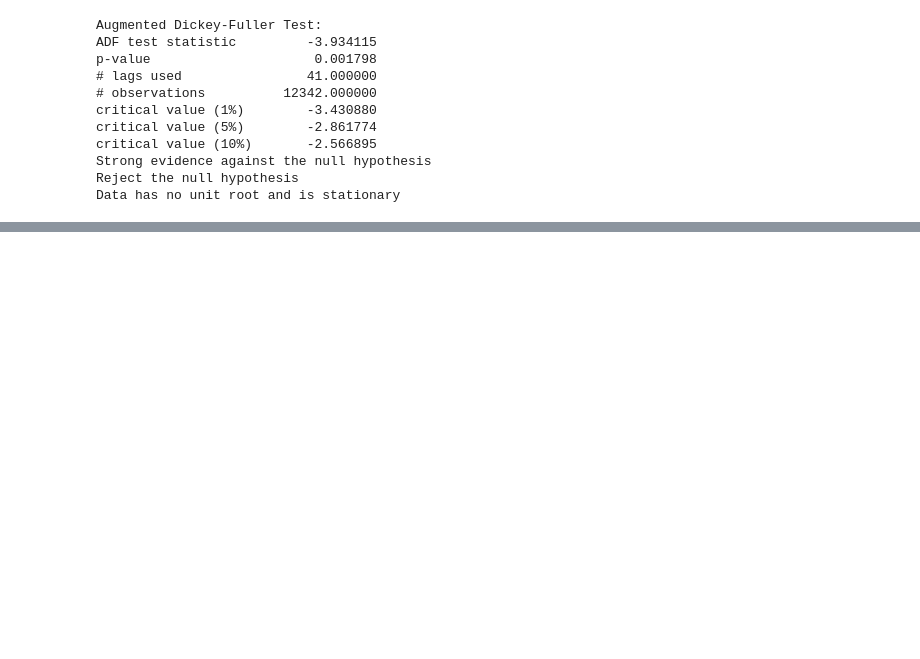
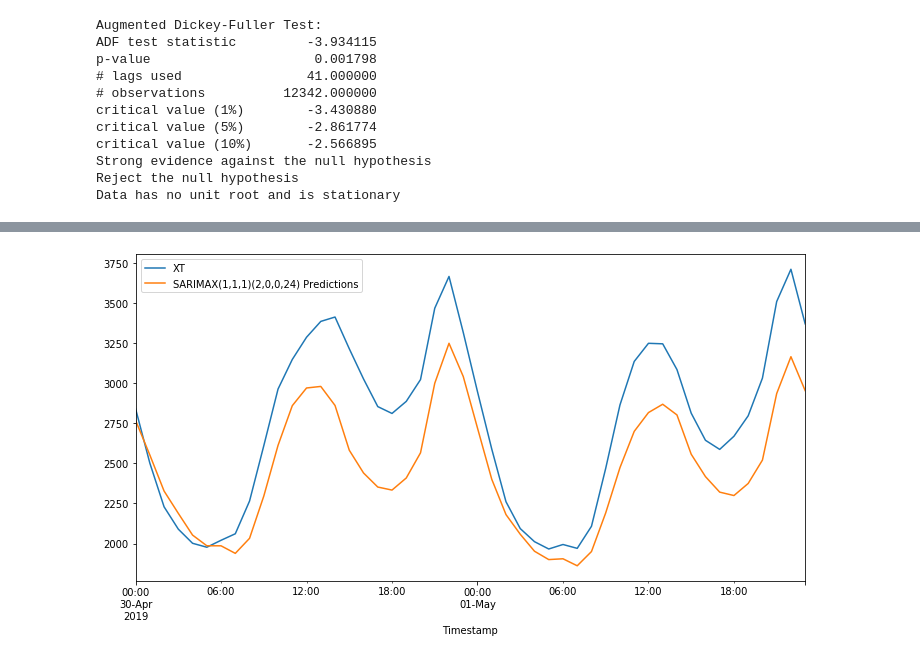
Before and after one commit to Darzan21/Electric-Load-Forecasting, a Jupyter notebook: LoadForecastingTest.ipynb, the cells around one changed output, grey strips where cells are left out. Saved outputs shown, nothing was run; the diff lists cells and outputs as text; code cells hidden in the pictures; blank space fills up the shorter version.

```diff
--- a/LoadForecastingTest.ipynb
+++ b/LoadForecastingTest.ipynb
@@ -486,0 +517,9 @@ ax.autoscale(axis='x',tight=True)
+# %%
+#run model - old
+model = SARIMAX(train['XT'],
+                exog=train[['Holiday']],
+                order=(1,1,1),
+                seasonal_order=(2,0,0,24),
+                enforce_invertibility=False)
+results = model.fit()
+results.summary()
@@ -486,0 +548,15 @@ ax.autoscale(axis='x',tight=True)
+# %%
+# Obtain predicted values
+start=len(train)
+end=len(train)+len(test)-1
+exog_forecast = test[['Holiday']]  # requires two brackets to yield a shape of (35,1)
+predictions = results.predict(start=start,
+                              end=end,
+                              exog=exog_forecast).rename('SARIMAX(1,1,1)(2,0,0,24) Predictions')
+# %%
+# Plot predictions against known values
+ax = test['XT'].plot(legend=True,figsize=(12,6))
+predictions.plot(legend=True)
+ax.autoscale(axis='x',tight=True)
+# %% [output]
+[figure, added]
```
Also changed, not shown: parts of 12 cells of this notebook.
